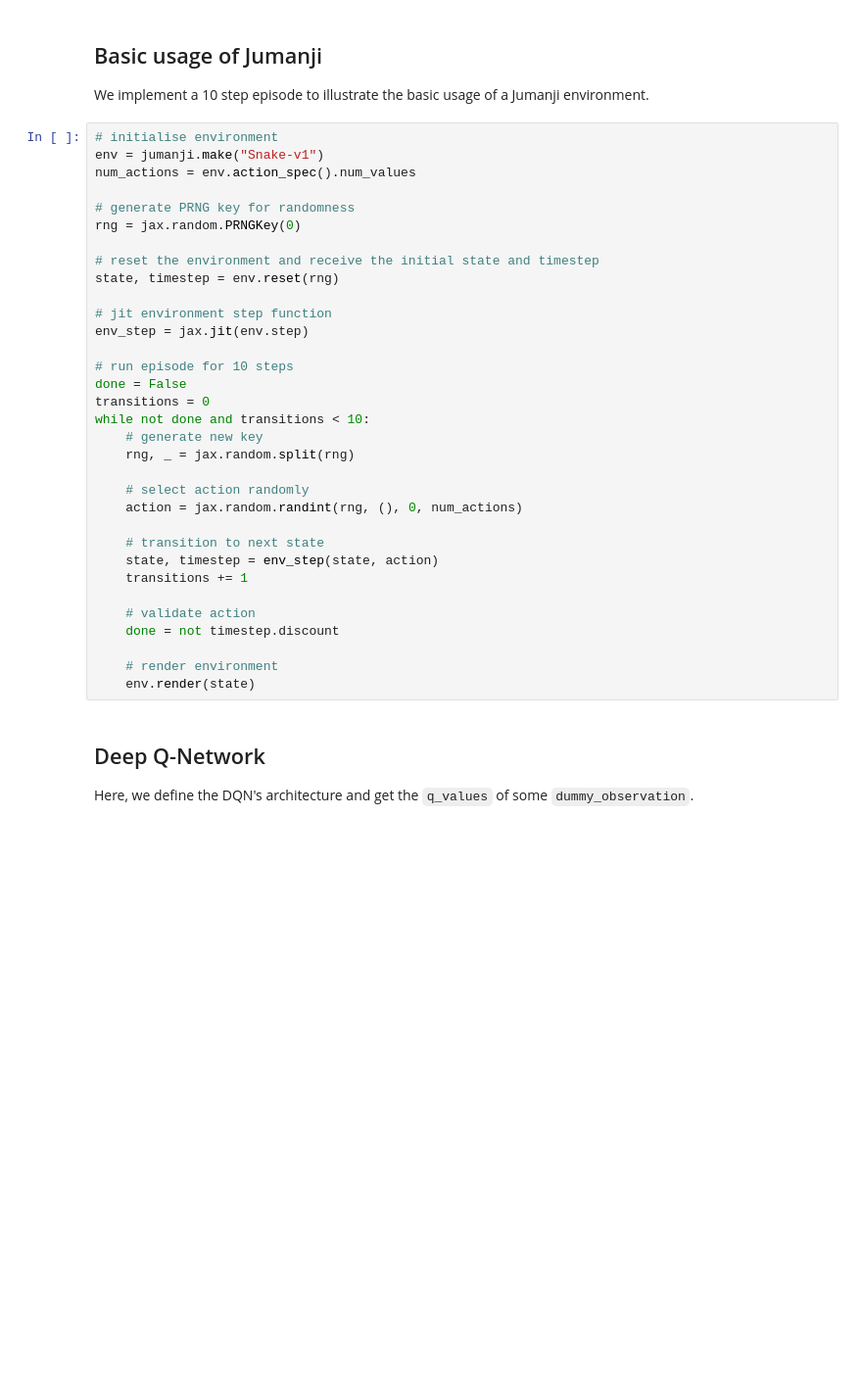
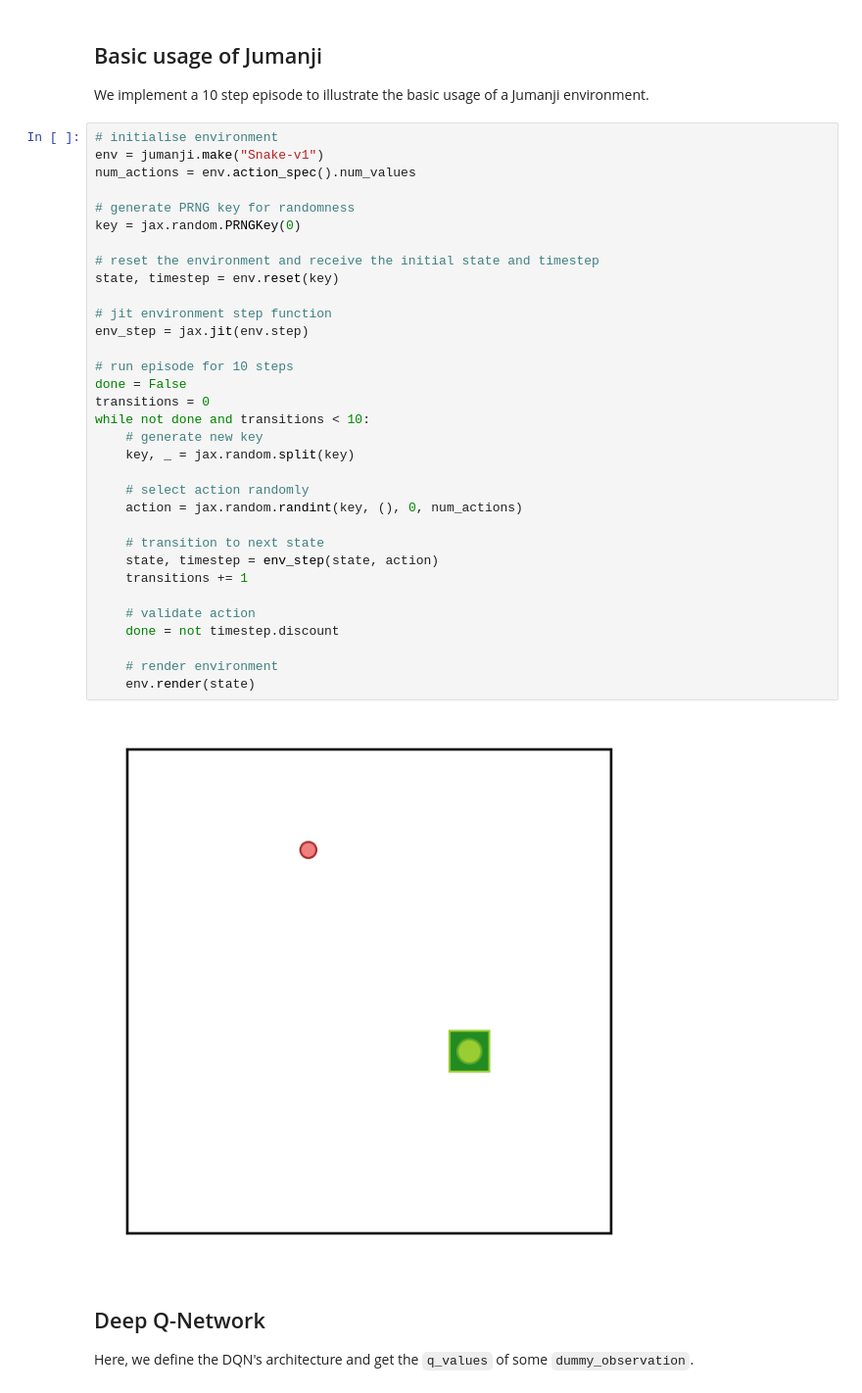
Before and after one commit to instadeepai/jumanji, a Jupyter notebook: examples/snake.ipynb, the cells around one changed output. Shown: that part at 98% size. Saved outputs shown, nothing was run; the diff lists cells and outputs as text; blank space fills up the shorter version.

Commit message:
refactor: fixed PRNGKey variable naming inconsistencies

```diff
--- a/examples/snake.ipynb
+++ b/examples/snake.ipynb
@@ -94,36 +96,38 @@ We implement a 10 step episode to illustrate the basic usage of a Jumanji enviro
 # %%
 # initialise environment
 env = jumanji.make("Snake-v1")
 num_actions = env.action_spec().num_values
 
 # generate PRNG key for randomness
-rng = jax.random.PRNGKey(0)
+key = jax.random.PRNGKey(0)
 
 # reset the environment and receive the initial state and timestep
-state, timestep = env.reset(rng)
+state, timestep = env.reset(key)
 
 # jit environment step function
 env_step = jax.jit(env.step)
 
 # run episode for 10 steps
 done = False
 transitions = 0
 while not done and transitions < 10:
     # generate new key
-    rng, _ = jax.random.split(rng)
+    key, _ = jax.random.split(key)
 
     # select action randomly
-    action = jax.random.randint(rng, (), 0, num_actions)
+    action = jax.random.randint(key, (), 0, num_actions)
 
     # transition to next state
     state, timestep = env_step(state, action)
     transitions += 1
 
     # validate action
     done = not timestep.discount
 
     # render environment
     env.render(state)
+# %% [output]
+[figure, added]
 # %% [markdown]
 ## Deep Q-Network
 Here, we define the DQN's architecture and get the `q_values` of some `dummy_observation`.
```
Also changed, not shown: parts of 7 cells of this notebook.
